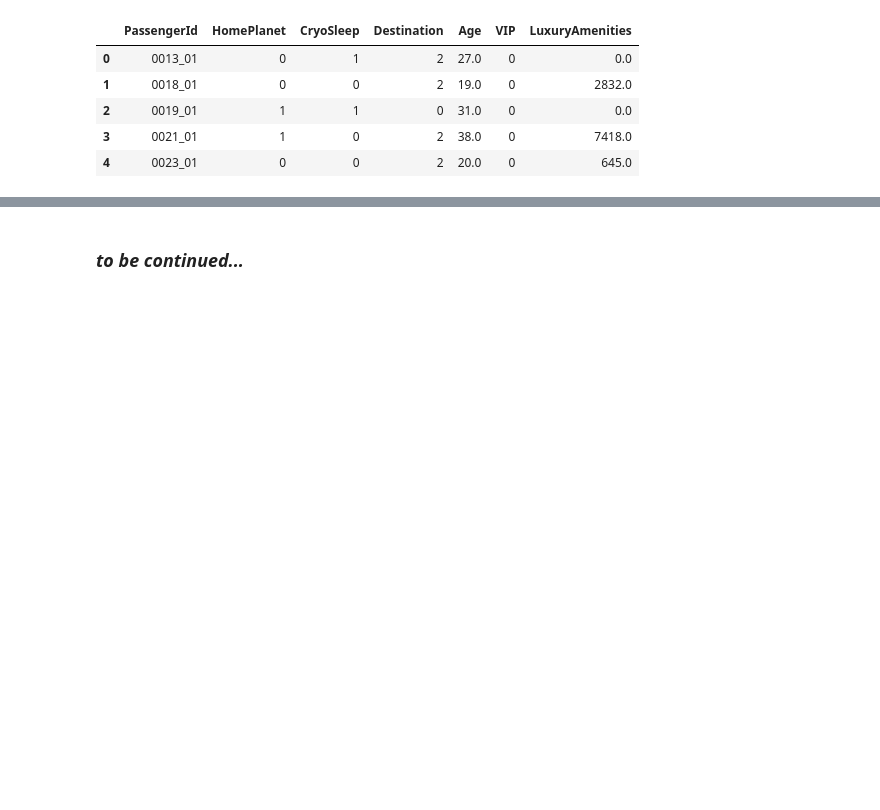
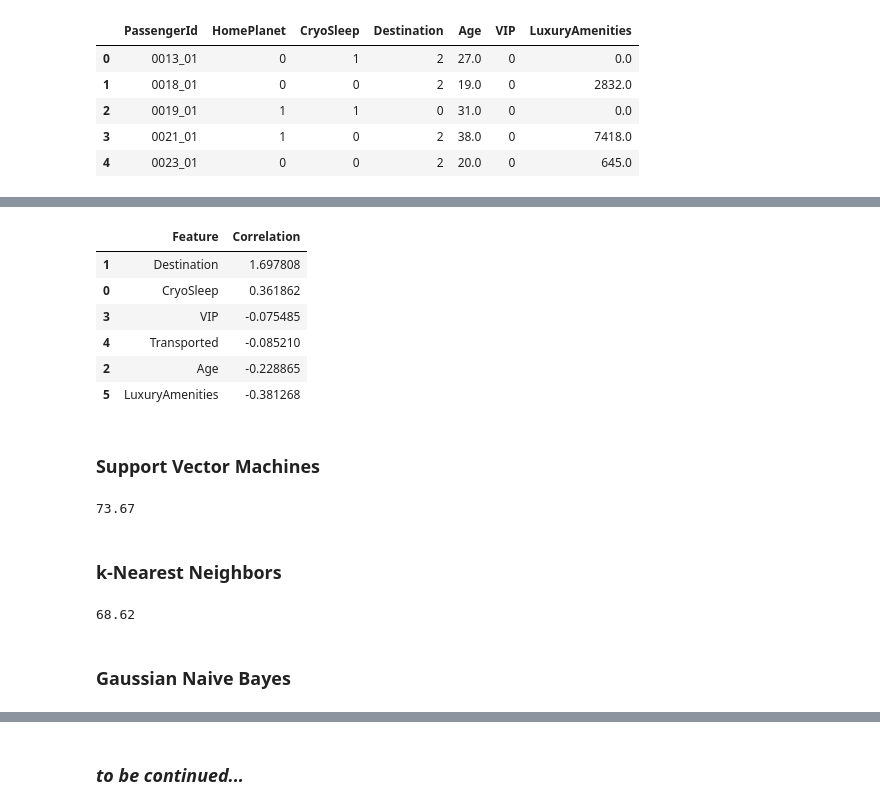
Before and after one commit to MartaSeidler/Kaggle_Competition_Spaceship_Titanic, a Jupyter notebook: spaceship-titanic.ipynb, the cells around one changed output, grey strips where cells are left out. Saved outputs shown, nothing was run; the diff lists cells and outputs as text; code cells hidden in the pictures; blank space fills up the shorter version.

```diff
--- a/spaceship-titanic.ipynb
+++ b/spaceship-titanic.ipynb
@@ -427,0 +505,35 @@ test_df.head()
+# %%
+coeff_df = pd.DataFrame(train_df.columns.delete(0))
+coeff_df.columns = ['Feature']
+coeff_df['Correlation'] = pd.Series(logreg.coef_[0])
+coeff_df.sort_values(by='Correlation', ascending=False)
+# %% [output]
+|  | Feature | Correlation |
+| 1 | Destination | 1.697808 |
+| 0 | CryoSleep | 0.361862 |
+| 3 | VIP | -0.075485 |
+| 4 | Transported | -0.085210 |
+| 2 | Age | -0.228865 |
+| 5 | LuxuryAmenities | -0.381268 |
+# %% [markdown]
+### Support Vector Machines
+# %%
+svc = SVC()
+svc.fit(X_train, Y_train)
+Y_pred = svc.predict(X_test)
+acc_svc = round(svc.score(X_train, Y_train) * 100, 2)
+acc_svc
+# %% [output]
+73.67
+# %% [markdown]
+### k-Nearest Neighbors
+# %%
+knn = KNeighborsClassifier(n_neighbors=3)
+knn.fit(X_train, Y_train)
+Y_pred = knn.predict(X_test)
+acc_knn = round(knn.score(X_train, Y_train) * 100, 2)
+acc_knn
+# %% [output]
+68.62
+# %% [markdown]
+### Gaussian Naive Bayes
```
Also changed, not shown: parts of 21 cells of this notebook.
